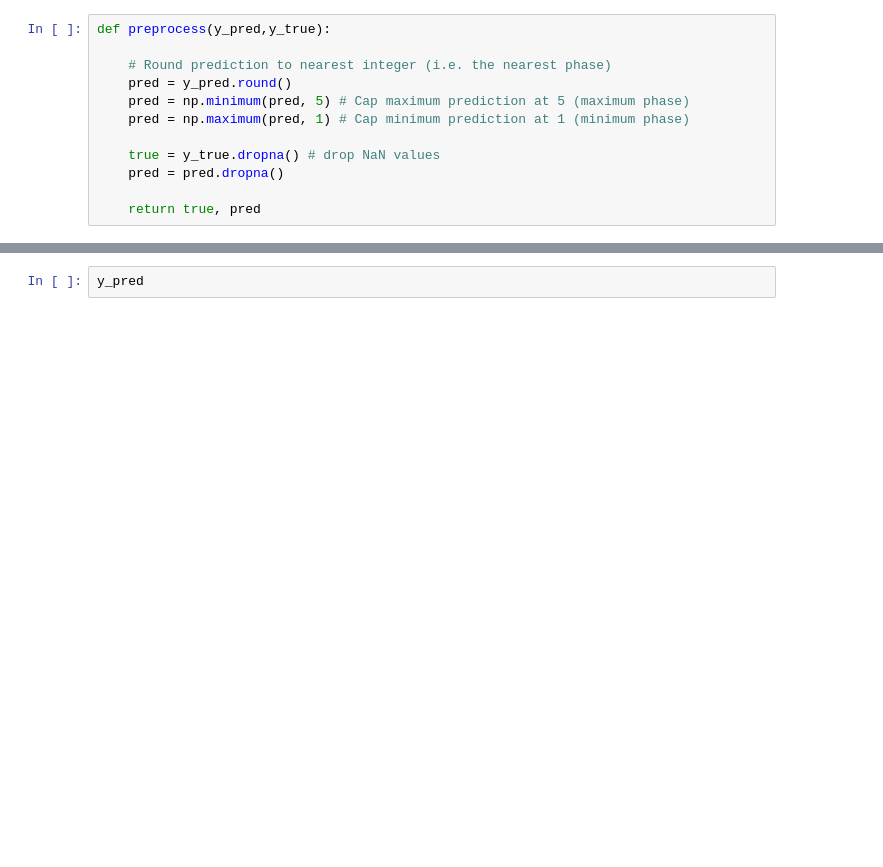
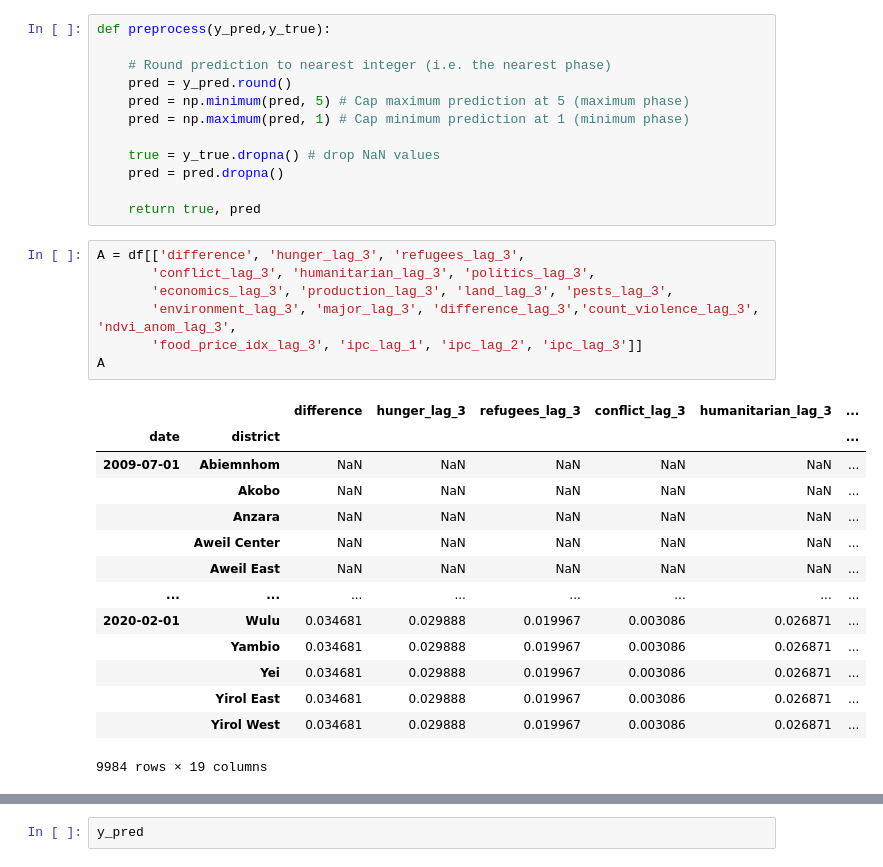
Before and after one commit to khknopp/JBG060-DC3, a Jupyter notebook: ForestPredictions.ipynb, the cells around one changed output, grey strips where cells are left out. Saved outputs shown, nothing was run; the diff lists cells and outputs as text; blank space fills up the shorter version.

```diff
--- a/ForestPredictions.ipynb
+++ b/ForestPredictions.ipynb
@@ -228,4 +262,26 @@ def preprocess(y_pred,y_true):
     pred = pred.dropna()
 
     return true, pred
+# %%
+A = df[['difference', 'hunger_lag_3', 'refugees_lag_3',
+       'conflict_lag_3', 'humanitarian_lag_3', 'politics_lag_3',
+       'economics_lag_3', 'production_lag_3', 'land_lag_3', 'pests_lag_3',
+       'environment_lag_3', 'major_lag_3', 'difference_lag_3','count_violence_lag_3', 'ndvi_anom_lag_3',
+       'food_price_idx_lag_3', 'ipc_lag_1', 'ipc_lag_2', 'ipc_lag_3']]
+A
+# %% [output]
+|  |  | difference | hunger_lag_3 | refugees_lag_3 | conflict_lag_3 | humanitarian_lag_3 | ... |
+| date | district |  |  |  |  |  | ... |
+| 2009-07-01 | Abiemnhom | NaN | NaN | NaN | NaN | NaN | ... |
+|  | Akobo | NaN | NaN | NaN | NaN | NaN | ... |
+|  | Anzara | NaN | NaN | NaN | NaN | NaN | ... |
+|  | Aweil Center | NaN | NaN | NaN | NaN | NaN | ... |
+|  | Aweil East | NaN | NaN | NaN | NaN | NaN | ... |
+| ... | ... | ... | ... | ... | ... | ... | ... |
+| 2020-02-01 | Wulu | 0.034681 | 0.029888 | 0.019967 | 0.003086 | 0.026871 | ... |
+|  | Yambio | 0.034681 | 0.029888 | 0.019967 | 0.003086 | 0.026871 | ... |
+|  | Yei | 0.034681 | 0.029888 | 0.019967 | 0.003086 | 0.026871 | ... |
+|  | Yirol East | 0.034681 | 0.029888 | 0.019967 | 0.003086 | 0.026871 | ... |
+|  | Yirol West | 0.034681 | 0.029888 | 0.019967 | 0.003086 | 0.026871 | ... |
+9984 rows × 19 columns
 # %%
```
Also changed, not shown: parts of 8 cells of this notebook.
